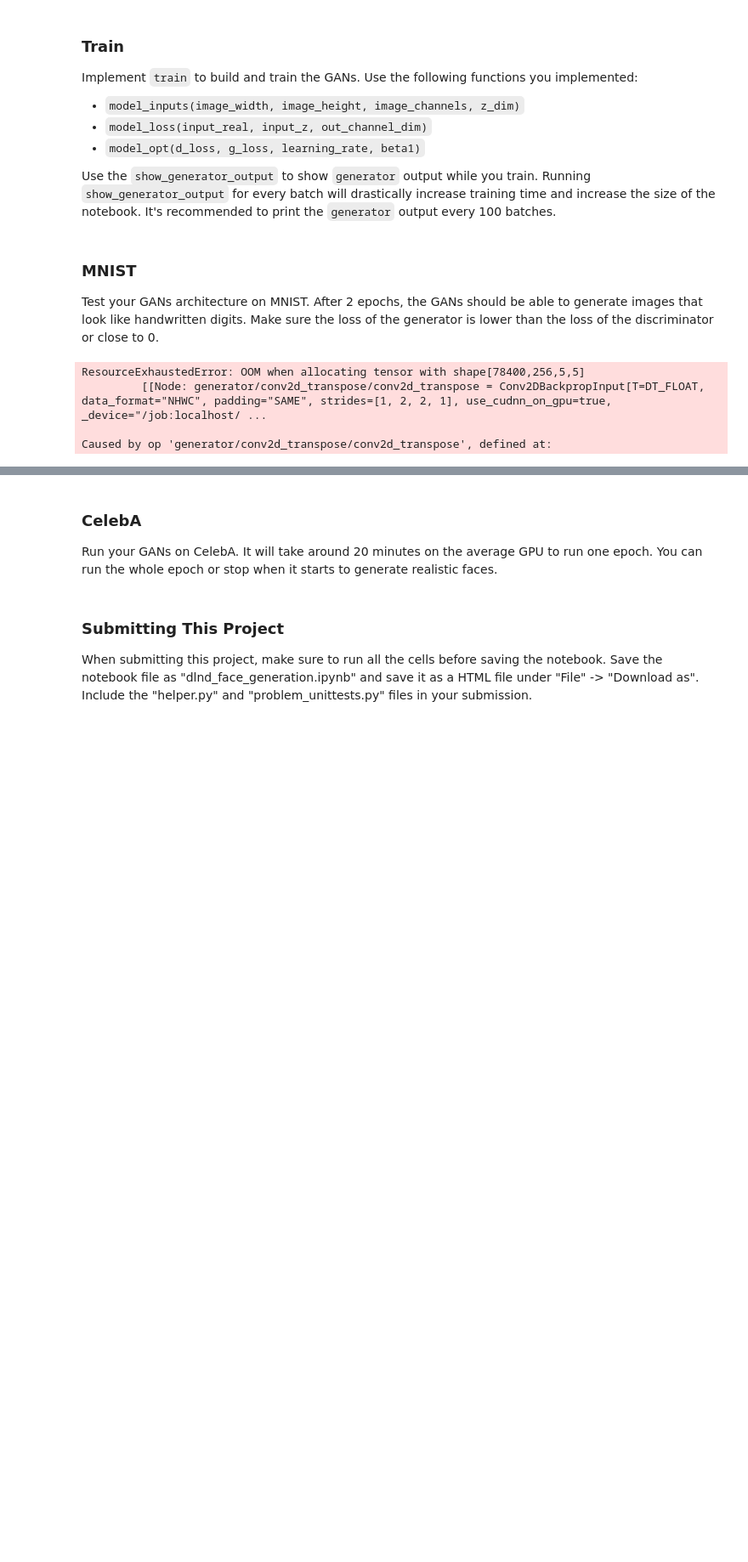
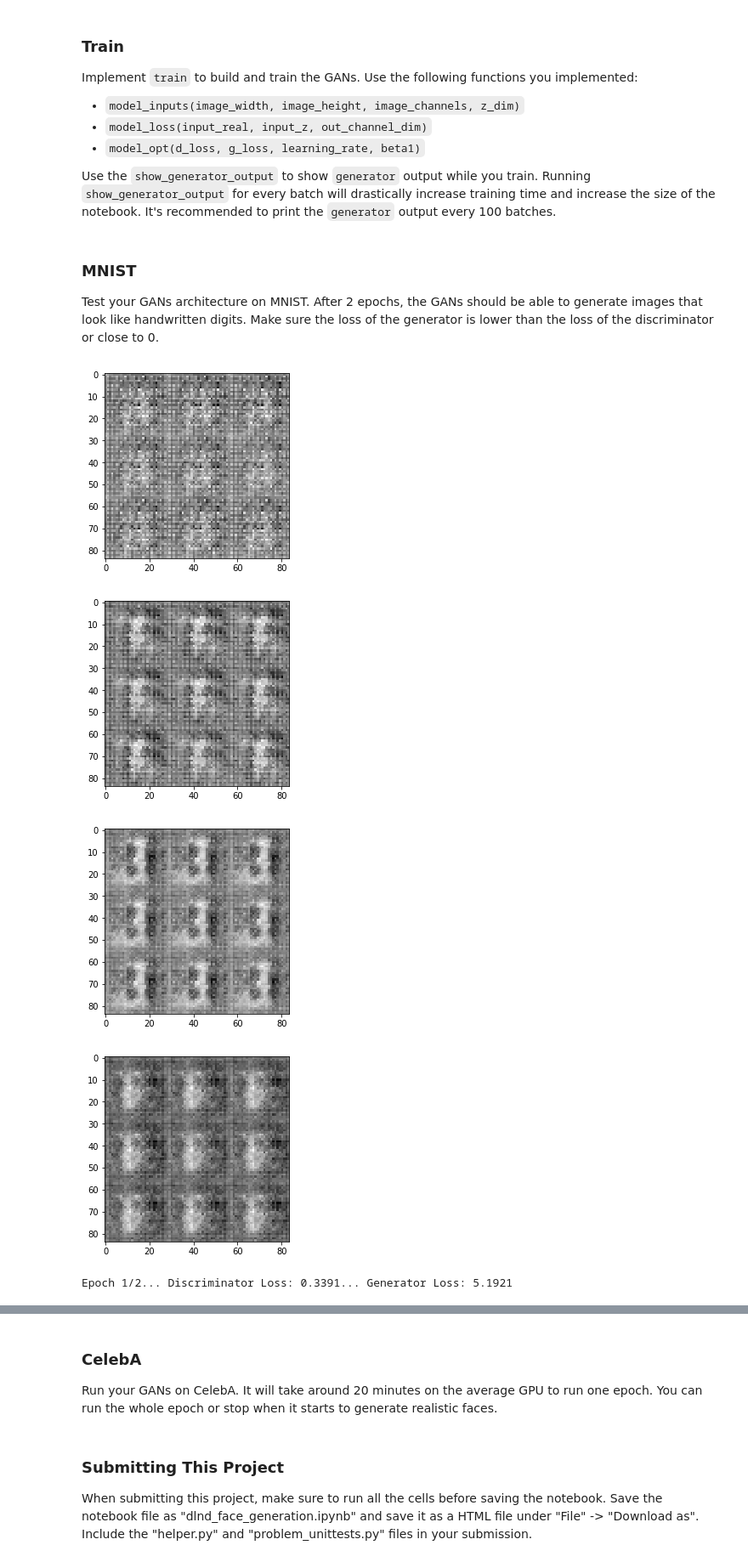
Before and after one commit to nickcica/dlnd_face_generation, a Jupyter notebook: dlnd_face_generation.ipynb, the cells around one changed output, grey strips where cells are left out. Shown at 85% size. Saved outputs shown, nothing was run; the diff lists cells and outputs as text; code cells hidden in the pictures; blank space fills up the shorter version.

```diff
--- a/dlnd_face_generation.ipynb
+++ b/dlnd_face_generation.ipynb
@@ -248,7 +248,7 @@ def model_loss(input_real, input_z, out_channel_dim):
     smooth = 0.1
 
     # Generator network
-    g_model = generator(input_real, out_channel_dim, is_train=True)
+    g_model = generator(input_z, out_channel_dim, is_train=True)
 
     # Disriminator network
     d_model_real, d_logits_real = discriminator(input_real)
@@ -362,20 +362,19 @@ def train(epoch_count, batch_size, z_dim, learning_rate, beta1, get_batches, dat
     """
     # TODO: Build Model
 
-
     # Calculate the image channels
     image_channels = 3 if data_image_mode == "RGB" else 1
 
     # Set the image width and height
     image_width, image_height = data_shape[1], data_shape[2]
 
-    # Set the input_real, input_z, and learning rate from model_inputs
+    # Impliment model_inputs and set the input_real, input_z, and learning rate
     input_real, input_z, _learning_rate = model_inputs(image_width, image_height, image_channels, z_dim)
 
-    # Set the d_loss and g_loss from model_loss
+    # Impliment model_loss and set the d_loss and g_loss
     d_loss, g_loss = model_loss(input_real, input_z, image_channels)
 
-    # Set d_train_opt and g_train_opt
+    # Impliment model_opt and set d_train_opt and g_train_opt
     d_train_opt, g_train_opt = model_opt(d_loss, g_loss, learning_rate, beta1)
 
     samples, losses = [], []
@@ -383,9 +382,12 @@ def train(epoch_count, batch_size, z_dim, learning_rate, beta1, get_batches, dat
     saver = tf.train.Saver()
     sample_z = np.random.uniform(-1, 1, size=(50, z_dim))
 
+    batch_count = 0
+    n_images = 10
+
     with tf.Session() as sess:
         sess.run(tf.global_variables_initializer())
-        for epoch_i in range(epoch_count):
+        for e in range(epoch_count):
             for batch_images in get_batches(batch_size):
 
                 # Get images, reshape and rescale to pass to D
@@ -398,6 +400,11 @@ def train(epoch_count, batch_size, z_dim, learning_rate, beta1, get_batches, dat
                 _ = sess.run(d_train_opt, feed_dict={input_real: batch_images, input_z: batch_z})
                 _ = sess.run(g_train_opt, feed_dict={input_z: batch_z})
 
+                # Print the generator output every 100 batches
+                batch_count += 1
+                if (batch_count % 100 == 0):
+                    show_generator_output(sess, n_images, input_z, image_channels, data_image_mode)
+
             # At the end of each epoch, get the losses and print them out
             train_loss_d = sess.run(d_loss, {input_z: batch_z, input_real: batch_images})
             train_loss_g = g_loss.eval({input_z: batch_z})
@@ -409,32 +416,33 @@ def train(epoch_count, batch_size, z_dim, learning_rate, beta1, get_batches, dat
             losses.append((train_loss_d, train_loss_g))
 
             # Sample from generator as we're training for viewing afterwards
-            sample_z = np.random.uniform(-1, 1, size=(16, z_size))
+            sample_z = np.random.uniform(-1, 1, size=(16, z_dim))
             gen_samples = sess.run(
-                           generator(input_z, input_size, reuse=True),
+                           generator(input_z, image_channels, is_train=False),
                            feed_dict={input_z: sample_z})
             samples.append(gen_samples)
 # %% [markdown]
 ### MNIST
 Test your GANs architecture on MNIST.  After 2 epochs, the GANs should be able to generate images that look like handwritten digits.  Make sure the loss of the generator is lower than the loss of the discriminator or close to 0.
 # %%
-batch_size = 100
+batch_size = 128
 z_dim = 100
-learning_rate = 0.001
+learning_rate = 0.0002
 beta1 = 0.5
 
 
 """
 DON'T MODIFY ANYTHING IN THIS CELL THAT IS BELOW THIS LINE
 """
 epochs = 2
 
 mnist_dataset = helper.Dataset('mnist', glob(os.path.join(data_dir, 'mnist/*.jpg')))
 with tf.Graph().as_default():
     train(epochs, batch_size, z_dim, learning_rate, beta1, mnist_dataset.get_batches,
           mnist_dataset.shape, mnist_dataset.image_mode)
 # %% [output]
+[figure, added]
+[figure, added]
+[figure, added]
+[figure, added]
-ResourceExhaustedError: OOM when allocating tensor with shape[78400,256,5,5]
-         [[Node: generator/conv2d_transpose/conv2d_transpose = Conv2DBackpropInput[T=DT_FLOAT, data_format="NHWC", padding="SAME", strides=[1, 2, 2, 1], use_cudnn_on_gpu=true, _device="/job:localhost/ ...
-
-Caused by op 'generator/conv2d_transpose/conv2d_transpose', defined at:
+Epoch 1/2... Discriminator Loss: 0.3391... Generator Loss: 5.1921
```
Also changed, not shown: parts of 1 cell of this notebook.
